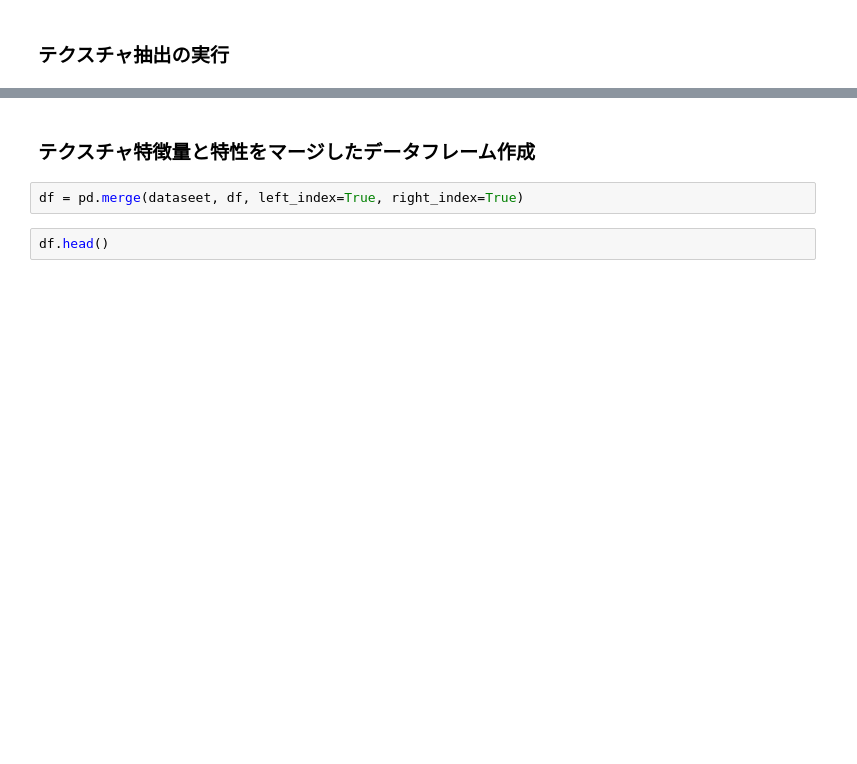
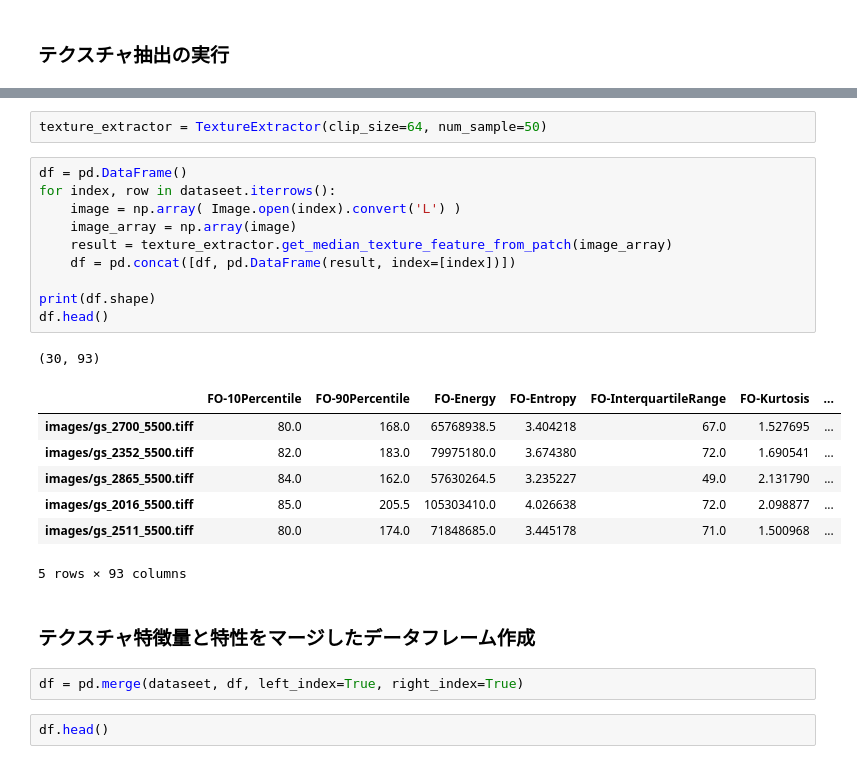
Before and after one commit to murakami9916/texture_extractor, a Jupyter notebook: tutorial.ipynb, the cells around one changed output, grey strips where cells are left out. Cells and saved outputs as stored; diff of their text form; blank space fills up the shorter version.

```diff
--- a/tutorial.ipynb
+++ b/tutorial.ipynb
@@ -46,3 +63,24 @@ for index, row in dataseet.iterrows():
+# %%
+texture_extractor = TextureExtractor(clip_size=64, num_sample=50)
+# %%
+df = pd.DataFrame()
+for index, row in dataseet.iterrows():
+    image = np.array( Image.open(index).convert('L') )
+    image_array = np.array(image)
+    result = texture_extractor.get_median_texture_feature_from_patch(image_array)
+    df = pd.concat([df, pd.DataFrame(result, index=[index])])
+
+print(df.shape)
+df.head()
+# %% [output]
+(30, 93)
+|  | FO-10Percentile | FO-90Percentile | FO-Energy | FO-Entropy | FO-InterquartileRange | FO-Kurtosis | ... |
+| images/gs_2700_5500.tiff | 80.0 | 168.0 | 65768938.5 | 3.404218 | 67.0 | 1.527695 | ... |
+| images/gs_2352_5500.tiff | 82.0 | 183.0 | 79975180.0 | 3.674380 | 72.0 | 1.690541 | ... |
+| images/gs_2865_5500.tiff | 84.0 | 162.0 | 57630264.5 | 3.235227 | 49.0 | 2.131790 | ... |
+| images/gs_2016_5500.tiff | 85.0 | 205.5 | 105303410.0 | 4.026638 | 72.0 | 2.098877 | ... |
+| images/gs_2511_5500.tiff | 80.0 | 174.0 | 71848685.0 | 3.445178 | 71.0 | 1.500968 | ... |
+5 rows × 93 columns
 # %% [markdown]
 ### テクスチャ特徴量と特性をマージしたデータフレーム作成
 # %%
```
Also changed, not shown: parts of 6 cells of this notebook, 1 other file.
